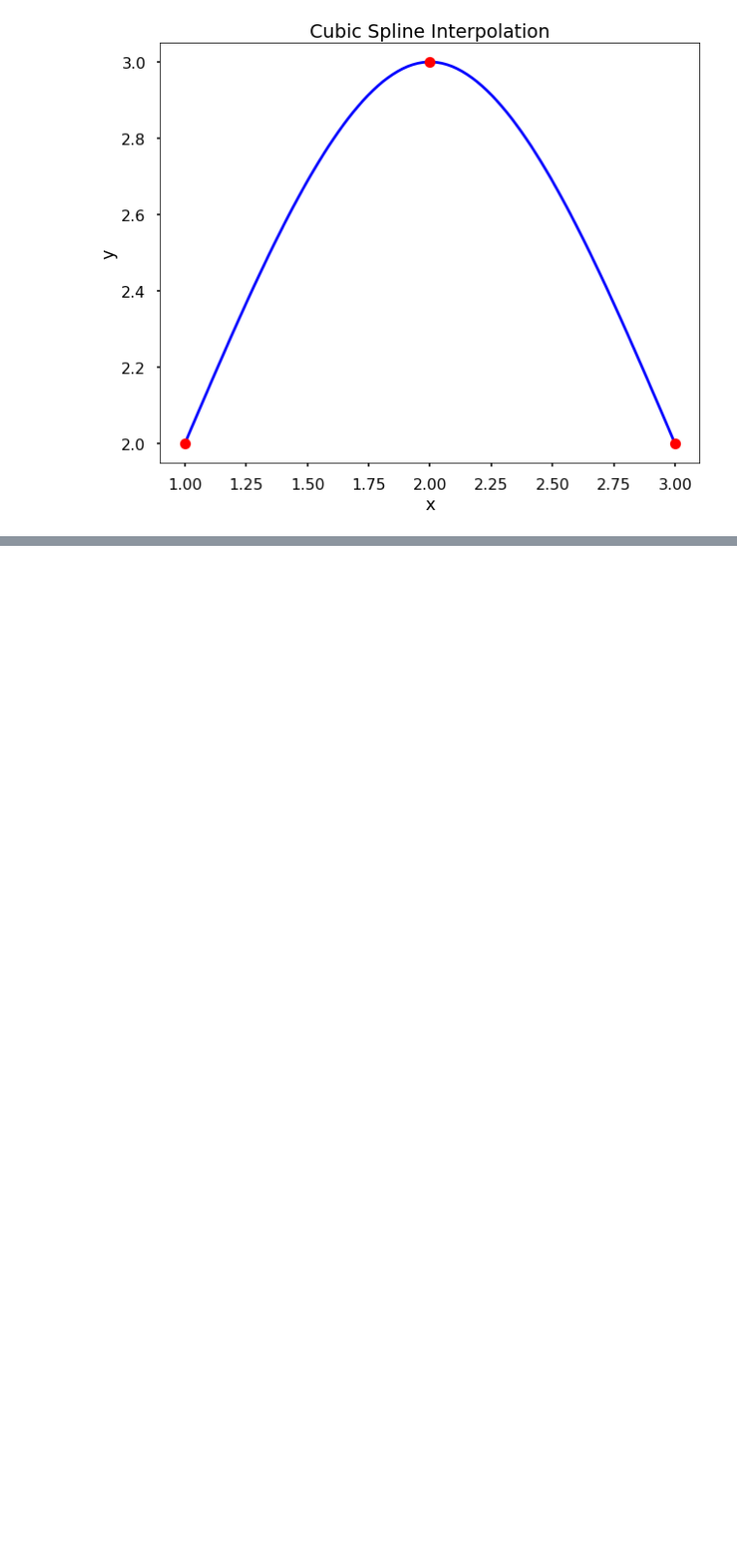
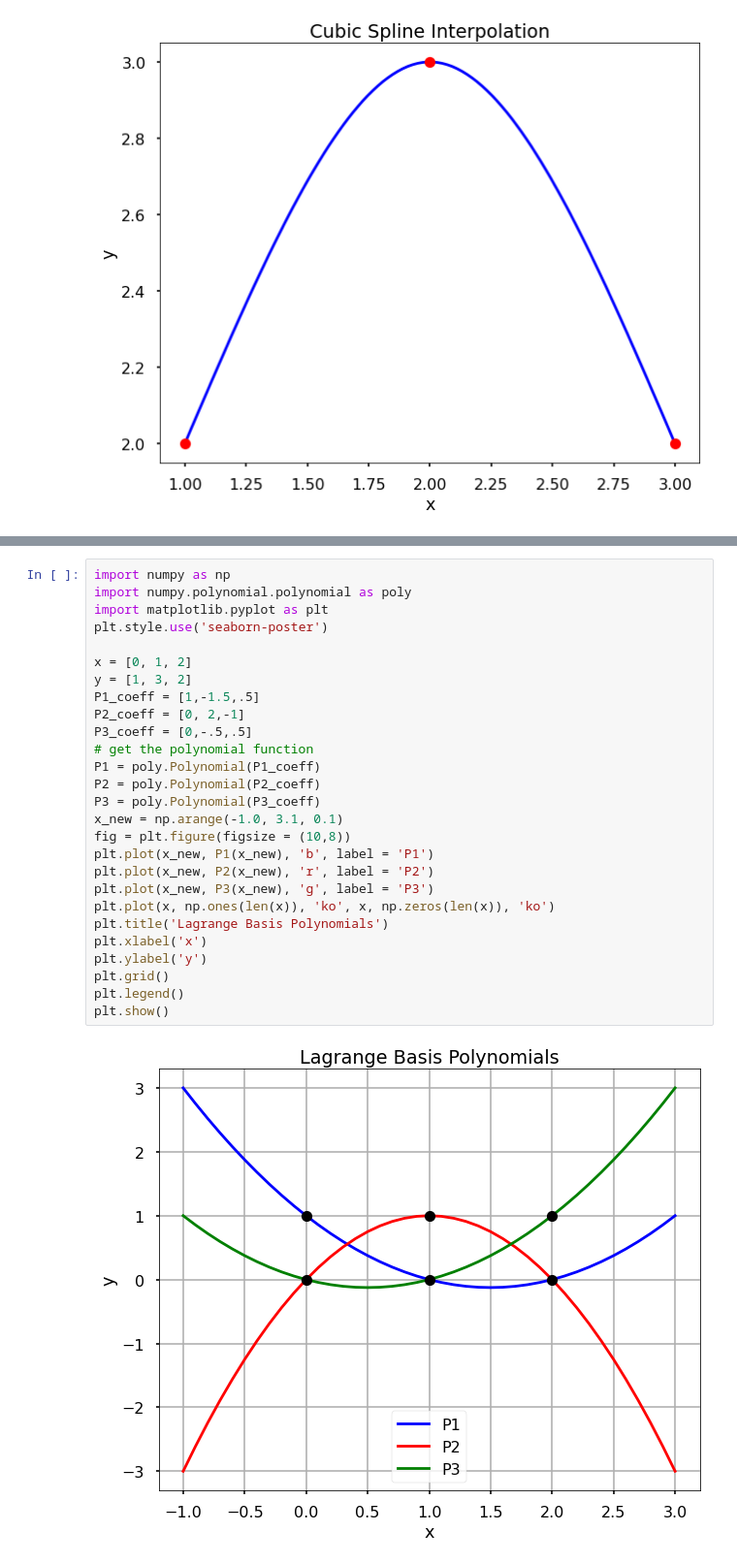
Before and after one commit to yzhu233/MAT421, a Jupyter notebook: ModuleB_Yaci.ipynb, the cells around one changed output, grey strips where cells are left out. Shown at 97% size. Saved outputs shown, nothing was run; the diff lists cells and outputs as text; blank space fills up the shorter version.

```diff
--- a/ModuleB_Yaci.ipynb
+++ b/ModuleB_Yaci.ipynb
@@ -69,0 +73,29 @@ plt.show()
+# %%
+import numpy as np
+import numpy.polynomial.polynomial as poly
+import matplotlib.pyplot as plt
+plt.style.use('seaborn-poster')
+
+x = [0, 1, 2]
+y = [1, 3, 2]
+P1_coeff = [1,-1.5,.5]
+P2_coeff = [0, 2,-1]
+P3_coeff = [0,-.5,.5]
+# get the polynomial function
+P1 = poly.Polynomial(P1_coeff)
+P2 = poly.Polynomial(P2_coeff)
+P3 = poly.Polynomial(P3_coeff)
+x_new = np.arange(-1.0, 3.1, 0.1)
+fig = plt.figure(figsize = (10,8))
+plt.plot(x_new, P1(x_new), 'b', label = 'P1')
+plt.plot(x_new, P2(x_new), 'r', label = 'P2')
+plt.plot(x_new, P3(x_new), 'g', label = 'P3')
+plt.plot(x, np.ones(len(x)), 'ko', x, np.zeros(len(x)), 'ko')
+plt.title('Lagrange Basis Polynomials')
+plt.xlabel('x')
+plt.ylabel('y')
+plt.grid()
+plt.legend()
+plt.show()
+# %% [output]
+[figure, added]
```
Also changed, not shown: parts of 5 cells of this notebook.
